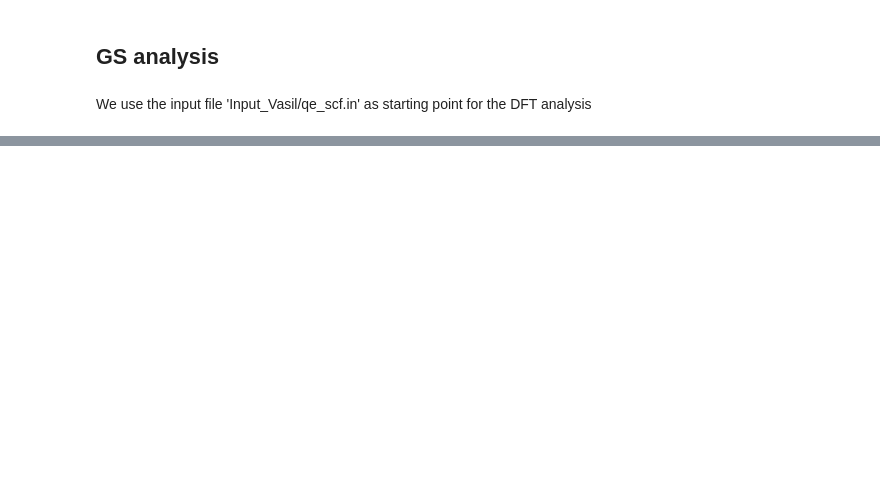
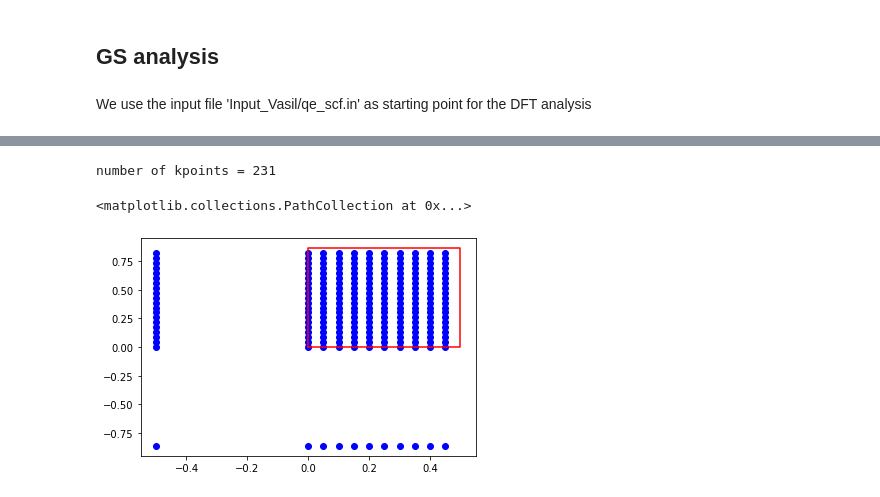
Before and after one commit to marcodalessandro76/AGSL5, a Jupyter notebook: DFT_Analysis.ipynb, the cells around one changed output, grey strips where cells are left out. Saved outputs shown, nothing was run; the diff lists cells and outputs as text; code cells hidden in the pictures; blank space fills up the shorter version.

```diff
--- a/DFT_Analysis.ipynb
+++ b/DFT_Analysis.ipynb
@@ -102,0 +288,6 @@ inp
+# %%
+# cartesian  coords
+G = np.array([0.0,0.0])
+M2 = np.array([0.0,0.8617109])
+K = np.array([0.5,0.8617109])
+M = np.array([0.5,0.0])
@@ -102,0 +313,2 @@ inp
+# %%
+results = study.run()
@@ -102,0 +324,13 @@ inp
+# %%
+kp = results[1].kpoints # cartesian coordinates in units of 2\pi/alat
+# %%
+#BZ = [K, Kp, Mp]
+print('number of kpoints = %s'%len(kp))
+#plt.plot(*np.column_stack(BZ),color='black')
+IBZ = [G,M2,K,M,G]
+plt.plot(*np.column_stack(IBZ),color='red')
+plt.scatter(kp[:,0],kp[:,1],c='blue')
+# %% [output]
+number of kpoints = 231
+<matplotlib.collections.PathCollection at 0x...>
+[figure, added]
```
Also changed, not shown: parts of 30 cells of this notebook, 1 other file.
